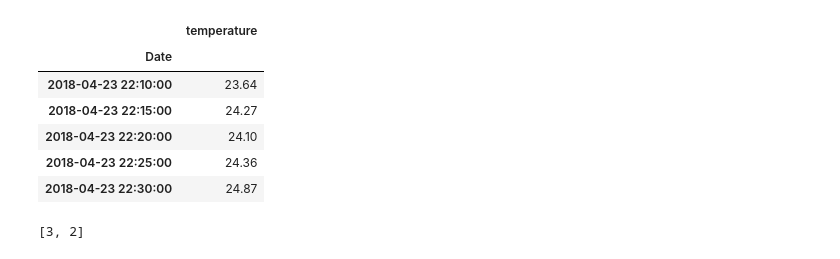
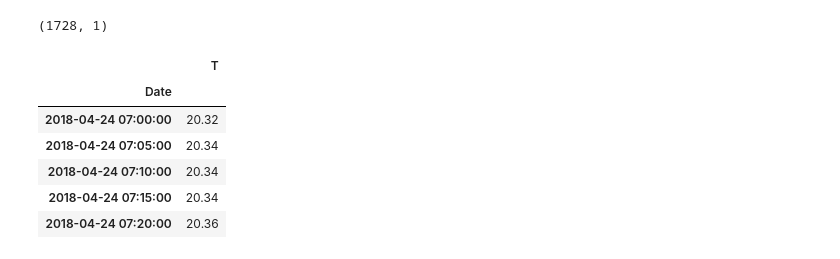
Before and after one commit to manoukis/ddtool, a Jupyter notebook: scratch/scratch.ipynb, the cells around one changed output. Cells and saved outputs as stored; diff of their text form; code cells hidden in the pictures.

Commit message:
single tfile

```diff
--- a/scratch/scratch.ipynb
+++ b/scratch/scratch.ipynb
@@ -56,7 +37,16 @@ df
+# %%
+# Parameters
+# fn = r'C:\Users\Travis Collier\Desktop\proj\ddtool\testfiles\USDA-WS6\20148981___Over_the_last_week_2018_04_30_22_07_39_UTC_1_pt1.csv'
+TEMPERATURE_FILENAME = r'C:\Users\Travis Collier\Desktop\proj\ddtool\testfiles\single_file.csv'
+
+HOUR_OFFSET = -7  # UTC to localtime offset so days are started at local midnight (not worrying about DST)
+BASE_TEMP = tempF2C(54.3)
+DD_PER_GEN = 622*5/9 # generation time in cumulative degree days
 # %%
+df = pd.read_csv(TEMPERATURE_FILENAME, parse_dates=['Date']).dropna()
 tcol = [x for x in df.columns if x.startswith('Temperature ')]
-if len(tmp) < 1:
-    print("ERROR: Temperature column not found", file=sts.stderr)
+if len(tcol) < 1:
+    print("ERROR: Temperature column not found", file=sys.stderr)
 else:
     tmp = [x.strip() for x in tcol[0].split(',')]
     station = tmp[-1]
@@ -64,13 +54,18 @@ else:
 
     t = df.loc[:,['Date',tcol[0]]]
     t.set_index('Date', inplace=True)
-    t.columns = ['temperature']
+    t.columns = ['T']
     t.sort_index(inplace=True)
     #t['station'] = station
     first = t.index[0]
     last = t.index[-1]
 
     print(station, first, last)
-t.head()
+display(t.shape)
+display(t.head())
+df = t.copy(deep=True)
+
+# @TCC TEMP : test handling of missing data
+# df.drop(df.loc['2018-04-25 07:00:00':'2018-04-27 06:59:59'].index, inplace=True)
 # %% [output]
 ['Temperature (S-THB 20148981:20147576-1)', '*C', 'USDA-WS6'] USDA-WS6
@@ -78,11 +73,8 @@ USDA-WS6 2018-04-23 22:10:00 2018-04-24 23:55:00
+(1728, 1)
-|  | temperature |
+|  | T |
 | Date |  |
-| 2018-04-23 22:10:00 | 23.64 |
-| 2018-04-23 22:15:00 | 24.27 |
-| 2018-04-23 22:20:00 | 24.10 |
-| 2018-04-23 22:25:00 | 24.36 |
-| 2018-04-23 22:30:00 | 24.87 |
+| 2018-04-24 07:00:00 | 20.32 |
+| 2018-04-24 07:05:00 | 20.34 |
+| 2018-04-24 07:10:00 | 20.34 |
+| 2018-04-24 07:15:00 | 20.34 |
+| 2018-04-24 07:20:00 | 20.36 |
-# %%
-list(range(3,1,-1))
-# %% [output]
-[3, 2]
```
Also changed, not shown: parts of 11 cells of this notebook, 3 other files.
